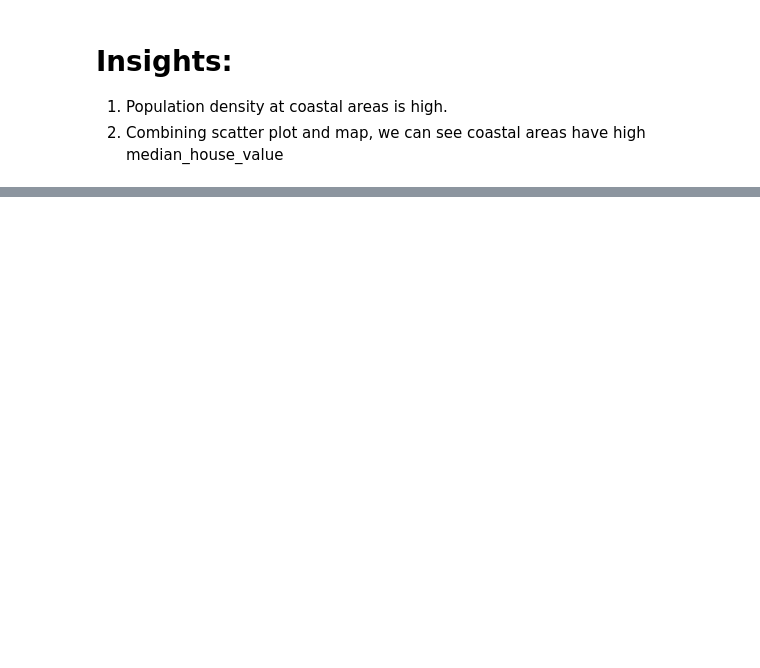
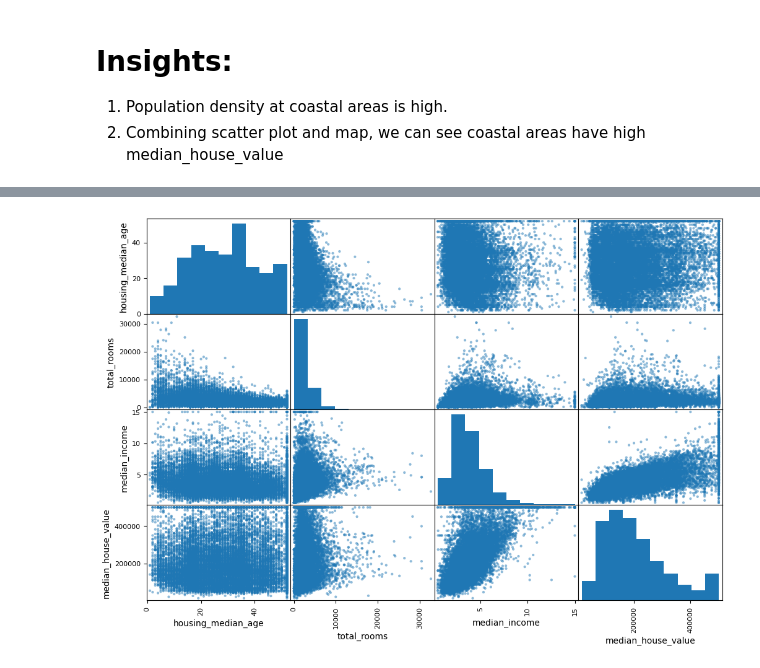
Before and after one commit to Nimish-nks/HousingProject, a Jupyter notebook: notebook/EDA.ipynb, the cells around one changed output, grey strips where cells are left out. Cells and saved outputs as stored; diff of their text form; code cells hidden in the pictures; blank space fills up the shorter version.

```diff
--- a/notebook/EDA.ipynb
+++ b/notebook/EDA.ipynb
@@ -11,6 +11,6 @@ import matplotlib.pyplot as plt
 # %% [markdown]
 # Step - 2: Get the data
 # %%
-df=pd.read_csv(r'C:\Users\NSharma\Documents\datascience\Housing_Project\dataset\housing.csv')
+df=pd.read_csv(r'C:\Users\NSharma\Documents\datascience\HousingProject\dataset\housing.csv')
 # %%
 df.head(5)
@@ -128,0 +315,10 @@ loc_map'''
+# %%
+from pandas.plotting import scatter_matrix
+
+features=['housing_median_age','total_rooms',
+       'median_income','median_house_value']
+scatter_matrix(df[features], figsize=(12,8))
+
+plt.show()
+# %% [output]
+[figure, added]
```
Also changed, not shown: parts of 30 cells of this notebook.
